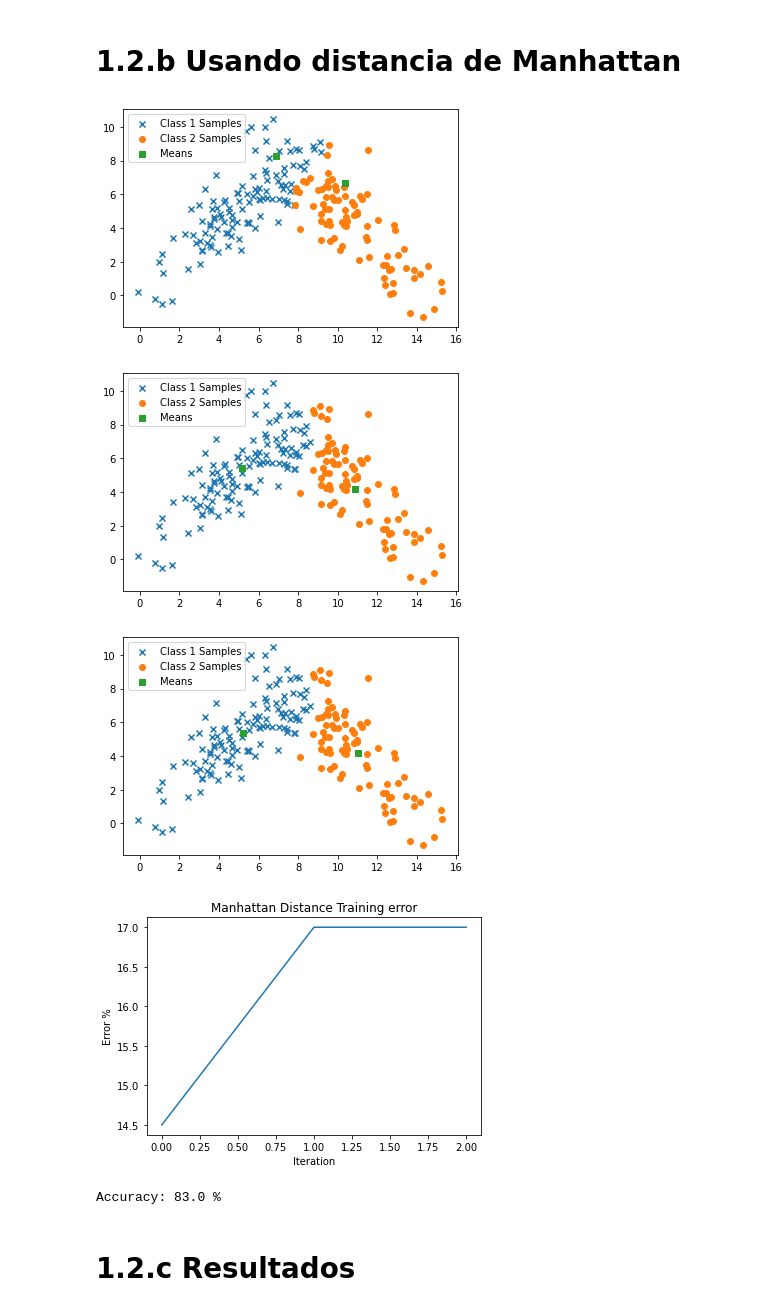
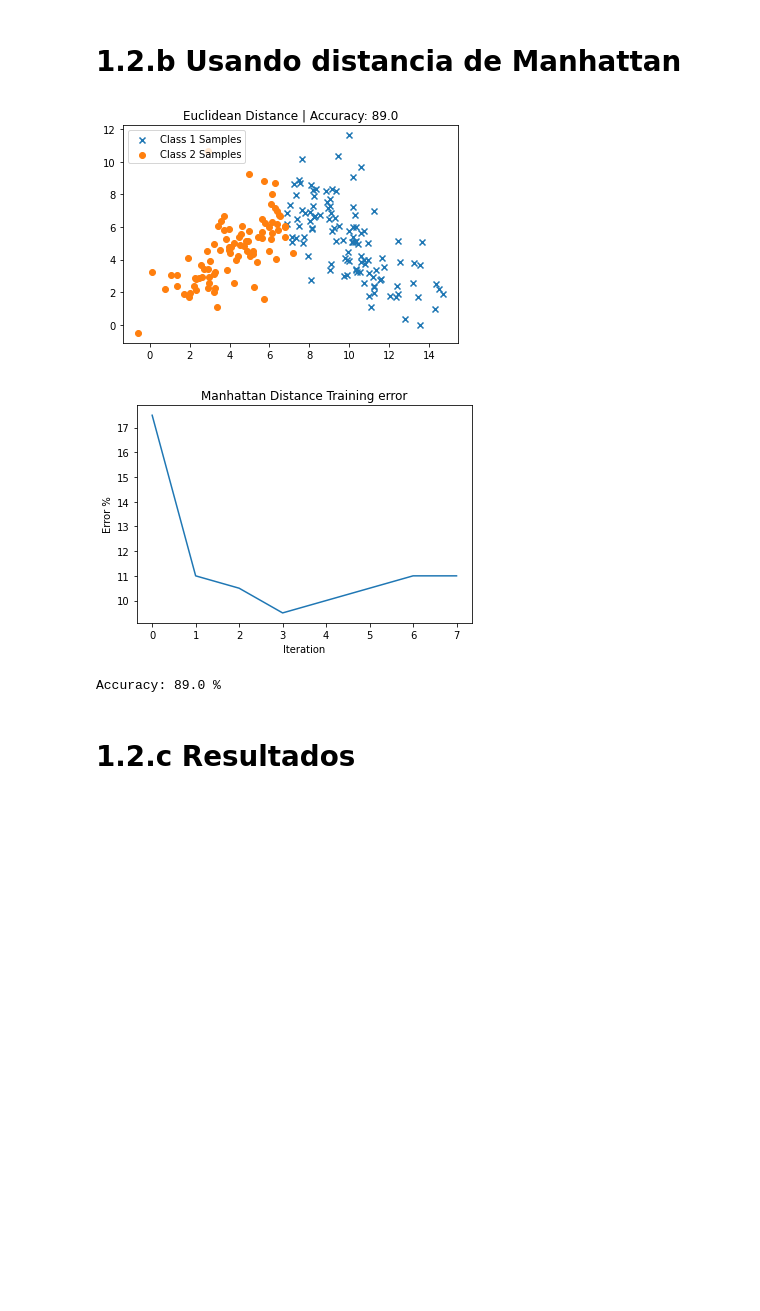
Before and after one commit to evillag/TEC-ML-2022-1, a Jupyter notebook: TP3/TP3_K_Means.ipynb, the cells around one changed output. Saved outputs shown, nothing was run; the diff lists cells and outputs as text; code cells hidden in the pictures; blank space fills up the shorter version.

```diff
--- a/TP3/TP3_K_Means.ipynb
+++ b/TP3/TP3_K_Means.ipynb
@@ -270,19 +286,20 @@ Accuracy: 84.0 %
 # 1.2.b Usando distancia de Manhattan
 # %%
 # Train W Matrix
-W, allLosses = Train_K_Means(euclidean=False, show_plot=True)
+W, allLosses = Train_K_Means(euclidean=False, show_plot=False)
 
 # Calc Accuracy
 accuracy = Test_K_Means(W, TargetsAll)
 
+# Plot Predicted Labels
+plotSampleData(SamplesAll, predict(W), show_separated=True, show_plot=True, title=f"Euclidean Distance | Accuracy: {accuracy}")
+
 plotError(allLosses, "Manhattan Distance Training error")
 print(f'\nAccuracy: {accuracy} %')
 # %% [output]
-[figure, old version]
+[figure, new version]
-[figure, old version]
+[figure, new version]
-[figure, removed]
-[figure, removed]
-Accuracy: 83.0 %
+Accuracy: 89.0 %
 # %% [markdown]
 # 1.2.c Resultados
 # %%
```
Also changed, not shown: parts of 10 cells of this notebook.
